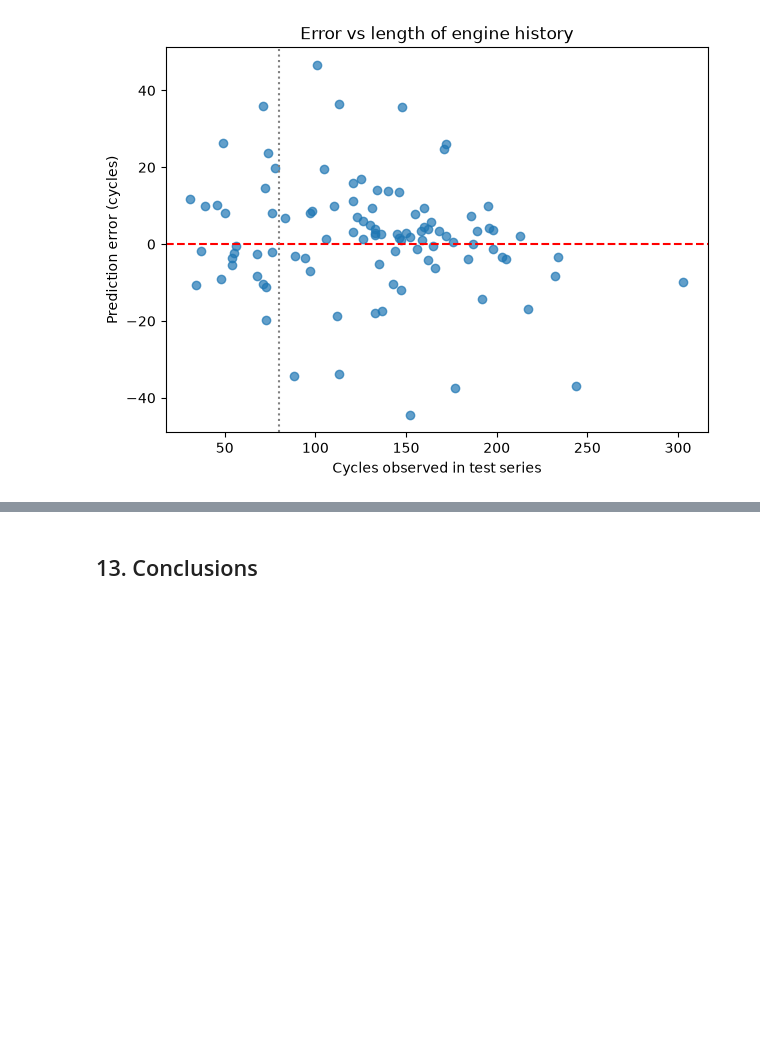
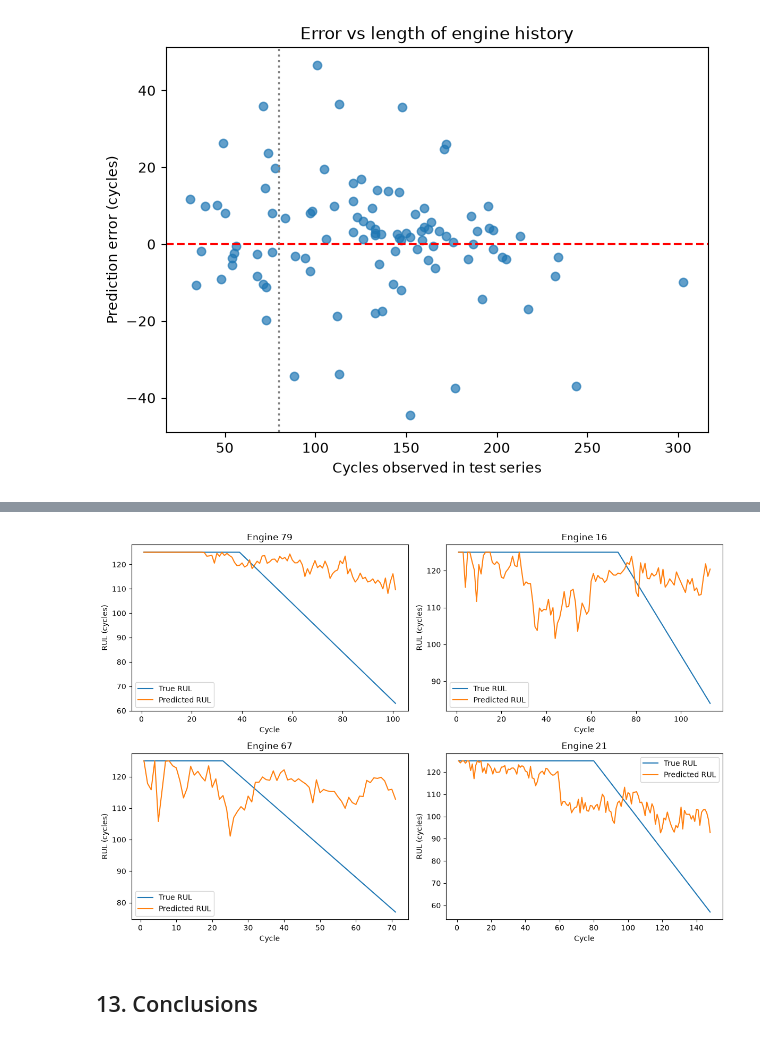
Before and after one commit to hamnasbh/fleet-maintenance-planner, a Jupyter notebook: notebooks/01_exploration.ipynb, the cells around one changed output, grey strips where cells are left out. Drawn from its saved outputs; the diff is of its cells as text; code cells hidden in the pictures; blank space fills up the shorter version.

```diff
--- a/notebooks/01_exploration.ipynb
+++ b/notebooks/01_exploration.ipynb
@@ -293,2 +305,20 @@ Text(0.5, 1.0, 'Error vs length of engine history')
+# %%
+worst = [79, 16, 67, 21]
+
+fig, axes = plt.subplots(2, 2, figsize=(12, 8))
+for ax, u in zip(axes.flat, worst):
+    d = test_b[test_b["unit"] == u]
+    true_last = rul_test["RUL"].iloc[u - 1]
+    true_rul = (true_last + d["cycle"].max() - d["cycle"]).clip(upper=125)
+    ax.plot(d["cycle"], true_rul, label="True RUL")
+    ax.plot(d["cycle"], gb.predict(d[feats]).clip(0, 125), label="Predicted RUL")
+    ax.set_title(f"Engine {u}")
+    ax.set_xlabel("Cycle")
+    ax.set_ylabel("RUL (cycles)")
+    ax.legend()
+plt.tight_layout()
+plt.show()
+# %% [output]
+[figure, added]
 # %% [markdown]
 ## 13. Conclusions
```
Also changed, not shown: parts of 1 cell of this notebook, 1 other file.
